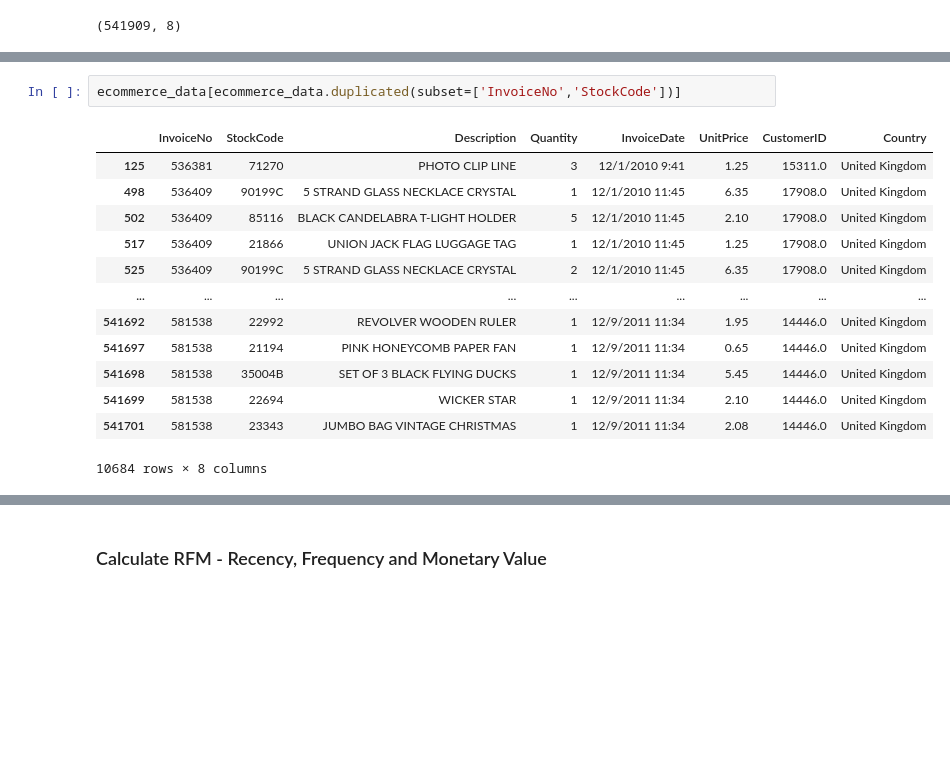
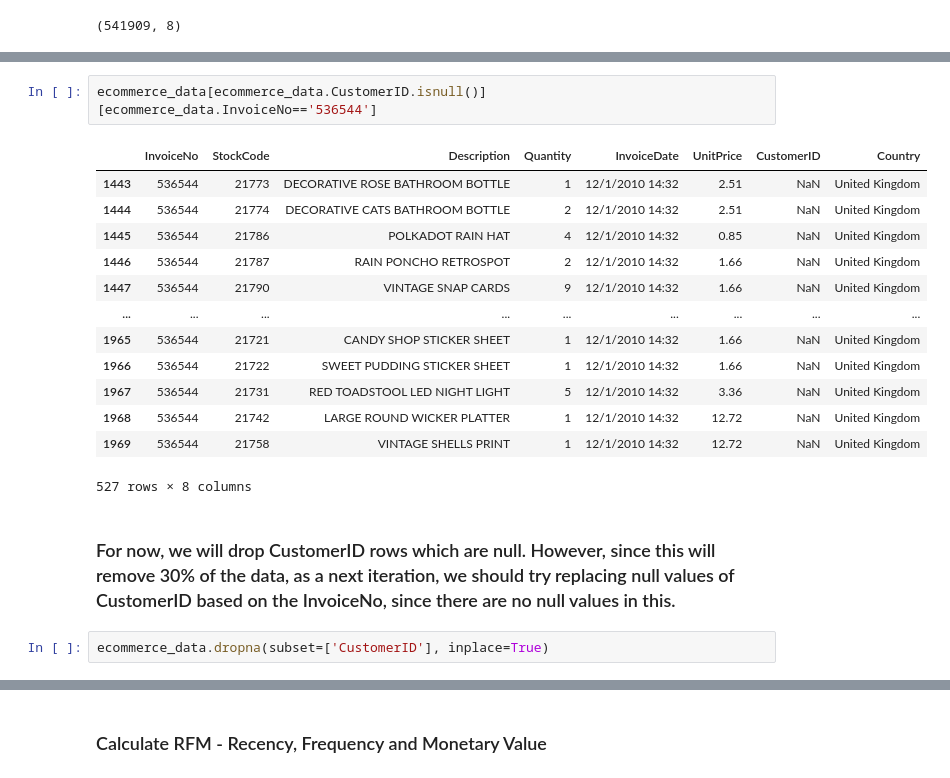
Before and after one commit to SaiMounicaGudimella/CustomerSegmentation, a Jupyter notebook: customer-segmentation.ipynb, the cells around one changed output, grey strips where cells are left out. Cells and saved outputs as stored; diff of their text form; blank space fills up the shorter version.

Commit message:
Kaggle Notebook | Customer Segmentation | RFM Analysis

```diff
--- a/customer-segmentation.ipynb
+++ b/customer-segmentation.ipynb
@@ -50,16 +46,20 @@ array(['United Kingdom', 'France', 'Australia', 'Netherlands', 'Germany',
 # %%
-ecommerce_data[ecommerce_data.duplicated(subset=['InvoiceNo','StockCode'])]
+ecommerce_data[ecommerce_data.CustomerID.isnull()][ecommerce_data.InvoiceNo=='536544']
 # %% [output]
 |  | InvoiceNo | StockCode | Description | Quantity | InvoiceDate | UnitPrice | CustomerID | Country |
-| 125 | 536381 | 71270 | PHOTO CLIP LINE | 3 | 12/1/2010 9:41 | 1.25 | 15311.0 | United Kingdom |
-| 498 | 536409 | 90199C | 5 STRAND GLASS NECKLACE CRYSTAL | 1 | 12/1/2010 11:45 | 6.35 | 17908.0 | United Kingdom |
-| 502 | 536409 | 85116 | BLACK CANDELABRA T-LIGHT HOLDER | 5 | 12/1/2010 11:45 | 2.10 | 17908.0 | United Kingdom |
-| 517 | 536409 | 21866 | UNION JACK FLAG LUGGAGE TAG | 1 | 12/1/2010 11:45 | 1.25 | 17908.0 | United Kingdom |
-| 525 | 536409 | 90199C | 5 STRAND GLASS NECKLACE CRYSTAL | 2 | 12/1/2010 11:45 | 6.35 | 17908.0 | United Kingdom |
+| 1443 | 536544 | 21773 | DECORATIVE ROSE BATHROOM BOTTLE | 1 | 12/1/2010 14:32 | 2.51 | NaN | United Kingdom |
+| 1444 | 536544 | 21774 | DECORATIVE CATS BATHROOM BOTTLE | 2 | 12/1/2010 14:32 | 2.51 | NaN | United Kingdom |
+| 1445 | 536544 | 21786 | POLKADOT RAIN HAT | 4 | 12/1/2010 14:32 | 0.85 | NaN | United Kingdom |
+| 1446 | 536544 | 21787 | RAIN PONCHO RETROSPOT | 2 | 12/1/2010 14:32 | 1.66 | NaN | United Kingdom |
+| 1447 | 536544 | 21790 | VINTAGE SNAP CARDS | 9 | 12/1/2010 14:32 | 1.66 | NaN | United Kingdom |
 | ... | ... | ... | ... | ... | ... | ... | ... | ... |
-| 541692 | 581538 | 22992 | REVOLVER WOODEN RULER | 1 | 12/9/2011 11:34 | 1.95 | 14446.0 | United Kingdom |
-| 541697 | 581538 | 21194 | PINK HONEYCOMB PAPER FAN | 1 | 12/9/2011 11:34 | 0.65 | 14446.0 | United Kingdom |
-| 541698 | 581538 | 35004B | SET OF 3 BLACK FLYING DUCKS | 1 | 12/9/2011 11:34 | 5.45 | 14446.0 | United Kingdom |
-| 541699 | 581538 | 22694 | WICKER STAR | 1 | 12/9/2011 11:34 | 2.10 | 14446.0 | United Kingdom |
-| 541701 | 581538 | 23343 | JUMBO BAG VINTAGE CHRISTMAS | 1 | 12/9/2011 11:34 | 2.08 | 14446.0 | United Kingdom |
+| 1965 | 536544 | 21721 | CANDY SHOP STICKER SHEET | 1 | 12/1/2010 14:32 | 1.66 | NaN | United Kingdom |
+| 1966 | 536544 | 21722 | SWEET PUDDING STICKER SHEET | 1 | 12/1/2010 14:32 | 1.66 | NaN | United Kingdom |
+| 1967 | 536544 | 21731 | RED TOADSTOOL LED NIGHT LIGHT | 5 | 12/1/2010 14:32 | 3.36 | NaN | United Kingdom |
+| 1968 | 536544 | 21742 | LARGE ROUND WICKER PLATTER | 1 | 12/1/2010 14:32 | 12.72 | NaN | United Kingdom |
+| 1969 | 536544 | 21758 | VINTAGE SHELLS PRINT | 1 | 12/1/2010 14:32 | 12.72 | NaN | United Kingdom |
-10684 rows × 8 columns
+527 rows × 8 columns
+# %% [markdown]
+### For now, we will drop CustomerID rows which are null. However, since this will remove 30% of the data, as a next iteration, we should try replacing null values of CustomerID based on the InvoiceNo, since there are no null values in this.
+# %%
+ecommerce_data.dropna(subset=['CustomerID'], inplace=True)
```
Also changed, not shown: parts of 44 cells of this notebook.
